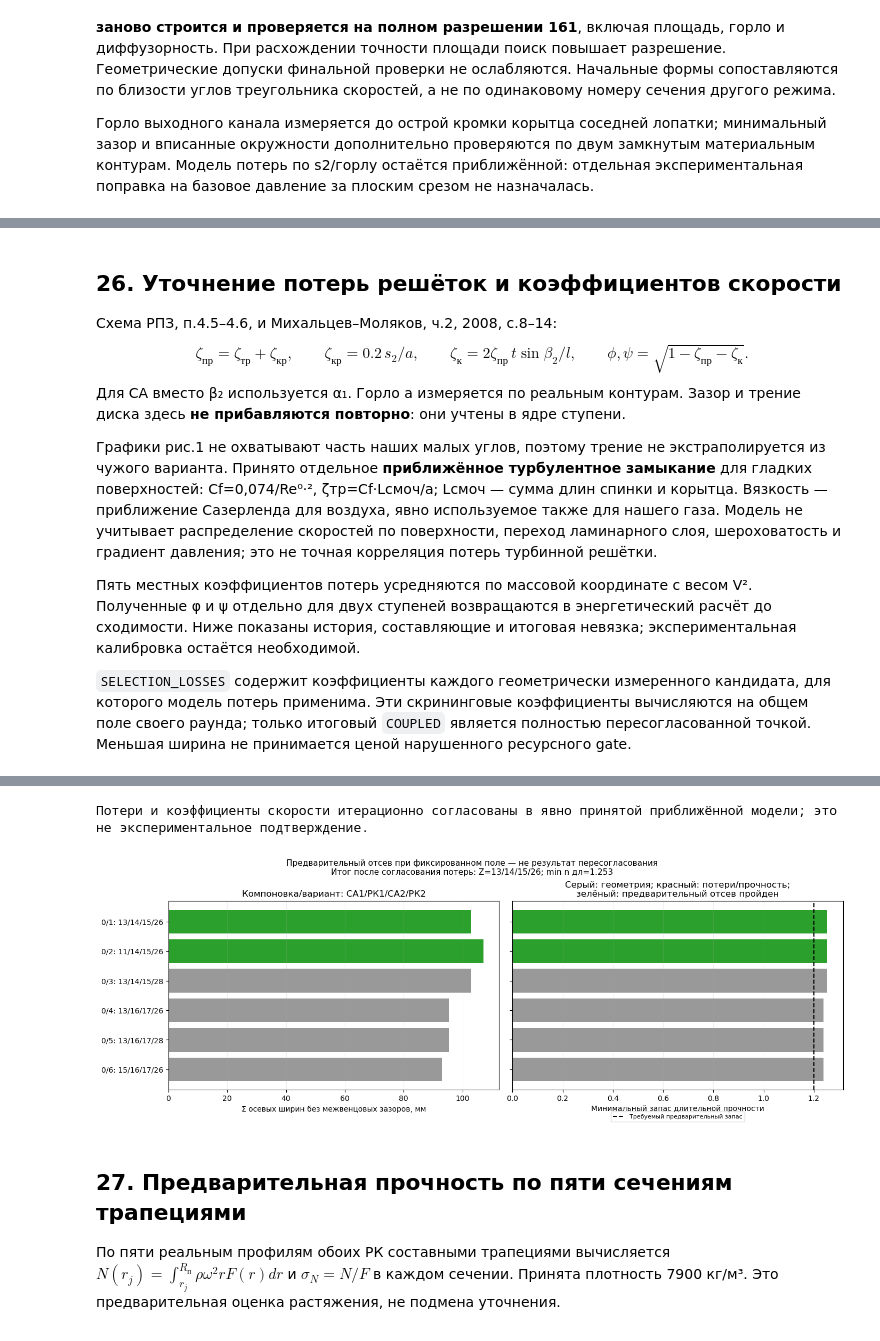
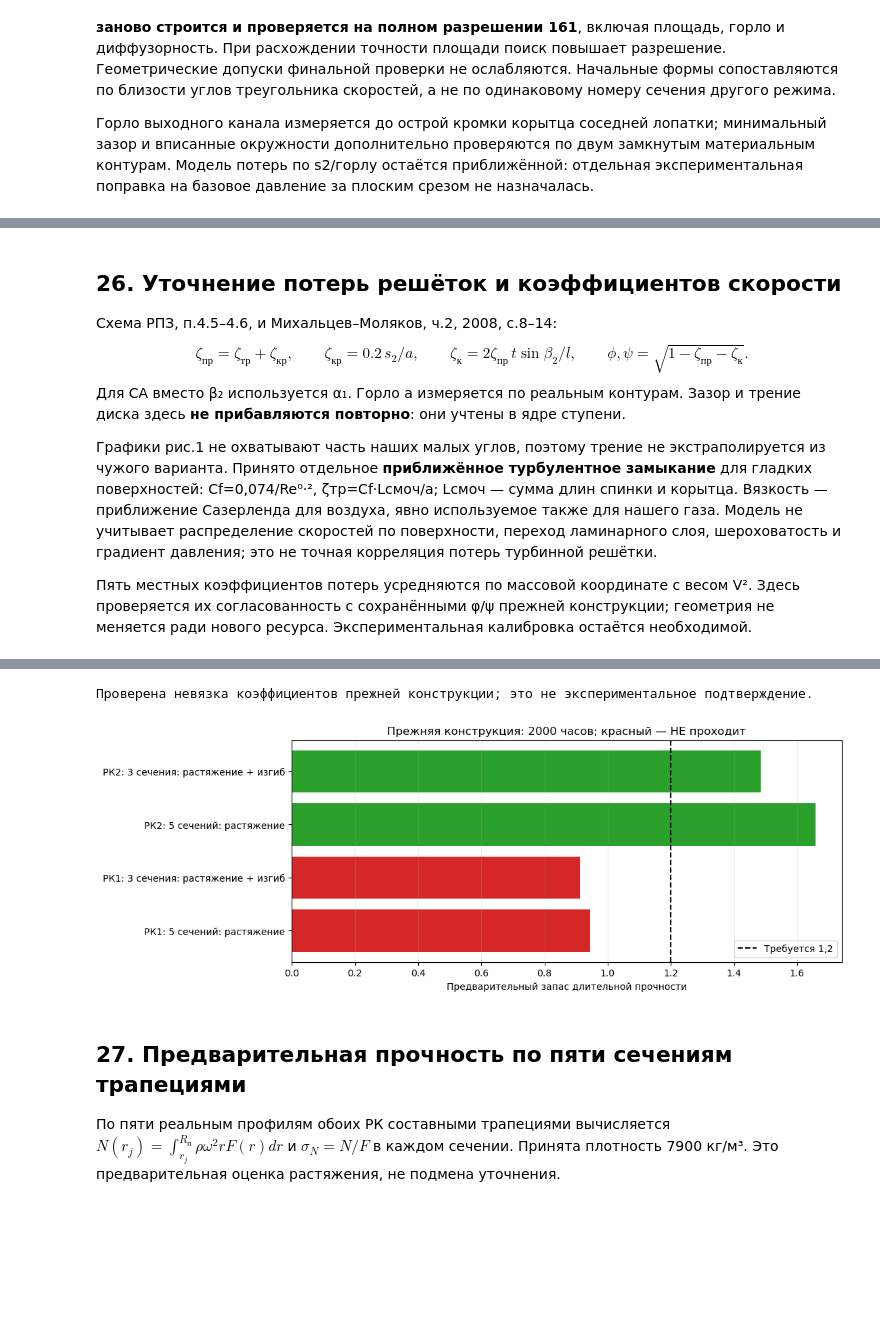
Before and after one commit to mikiway902/Turbinis-Curs, a Jupyter notebook: 1-Turbinis-Curs-Last/TVD_1CBK_2st_v8.ipynb, the cells around one changed output, grey strips where cells are left out. Cells and saved outputs as stored; diff of their text form; code cells hidden in the pictures; blank space fills up the shorter version.

```diff
--- a/1-Turbinis-Curs-Last/TVD_1CBK_2st_v8.ipynb
+++ b/1-Turbinis-Curs-Last/TVD_1CBK_2st_v8.ipynb
@@ -2662,7 +2663,7 @@ def candidate_strength(result, profiles, radials, cfg, requirements):
     return finish()
 
 
-# Проектное требование пользователя: 300 ч, Тг*=1250 K, без охлаждения.
+# Проектное требование пользователя: 2000 ч, Тг*=1250 K, без охлаждения.
 # INCO, Alloy IN-738, bulletin 497 (1981; Nickel Institute reprint 2020),
 # p.3: плотность/термообработка; p.8 Table IX: IN-738C, 100 и 1000 ч.
 # Первичный бюллетень: https://nickelinstitute.org/en/resources/technical-guides/in-738-alloy-preliminary-data-497
@@ -2676,7 +2677,7 @@ IN738C_RUPTURE_DATA['T_K']=(IN738C_RUPTURE_DATA.T_F-32)*5/9+273.15
 IN738C_RUPTURE_DATA['sigma_MPa']=IN738C_RUPTURE_DATA.stress_psi*.006894757293168
 IN738C_RUPTURE_DATA['P_1000']=IN738C_RUPTURE_DATA.T_K*(20+np.log10(IN738C_RUPTURE_DATA.life_h))/1000
 IN738C_LM_POINTS=IN738C_RUPTURE_DATA.sort_values('P_1000')[['P_1000','sigma_MPa']].to_numpy()
-STRENGTH_REQUIREMENTS=dict(material='IN-738C, вакуумное литьё',life_hours=300.,C_LM=20.,
+STRENGTH_REQUIREMENTS=dict(material='IN-738C, вакуумное литьё',life_hours=2000.,C_LM=20.,
     curve_points=IN738C_LM_POINTS,required_margin=1.2,density_kg_m3=8110.,
     curve_source='INCO bulletin 497, p.8 Table IX, IN-738C (не LC): 100/1000 h; logσ(P), C=20 — принятое LM-замыкание',
     source_url='https://www.scribd.com/document/664099561/ni-inco-497-alloy738',
@@ -4744,9 +4674,7 @@ $$\zeta_\mathrm{пр}=\zeta_\mathrm{тр}+\zeta_\mathrm{кр},\qquad
 
 Графики рис.1 не охватывают часть наших малых углов, поэтому трение не экстраполируется из чужого варианта. Принято отдельное **приближённое турбулентное замыкание** для гладких поверхностей: Cf=0,074/Re⁰·², ζтр=Cf·Lсмоч/a; Lсмоч — сумма длин спинки и корытца. Вязкость — приближение Сазерленда для воздуха, явно используемое также для нашего газа. Модель не учитывает распределение скоростей по поверхности, переход ламинарного слоя, шероховатость и градиент давления; это не точная корреляция потерь турбинной решётки.
 
-Пять местных коэффициентов потерь усредняются по массовой координате с весом V². Полученные φ и ψ отдельно для двух ступеней возвращаются в энергетический расчёт до сходимости. Ниже показаны история, составляющие и итоговая невязка; экспериментальная калибровка остаётся необходимой.
-
-`SELECTION_LOSSES` содержит коэффициенты каждого геометрически измеренного кандидата, для которого модель потерь применима. Эти скрининговые коэффициенты вычисляются на общем поле своего раунда; только итоговый `COUPLED` является полностью пересогласованной точкой. Меньшая ширина не принимается ценой нарушенного ресурсного gate.
+Пять местных коэффициентов потерь усредняются по массовой координате с весом V². Здесь проверяется их согласованность с сохранёнными φ/ψ прежней конструкции; геометрия не меняется ради нового ресурса. Экспериментальная калибровка остаётся необходимой.
 # %%
 display(COUPLED['history'].round(7))
 loss_sections_df,loss_rows_df=cascade_loss_review(P0,RADIAL_RESULTS,CHANNEL,PROFILES)
@@ -4754,29 +4682,15 @@ display(loss_rows_df.round(7))
 display(loss_sections_df.round(7))
 assert loss_rows_df['Невязка коэффициента'].abs().max()<=LOSS_MODEL['coefficient_tolerance']
 assert profile_review_df['Принят по геометрии'].all()
-print('Потери и коэффициенты скорости итерационно согласованы в явно принятой приближённой модели; это не экспериментальное подтверждение.')
-# Сводка компактности: красный не означает «число лопаток невозможно»,
-# а указывает, что построенный кандидат не прошёл указанный gate.
-plot_selection=SELECTION_REPORT.copy()
-labels=[f"{row['Компоновка']}/{row['Вариант']}: {row['СА1']}/{row['РК1']}/{row['СА2']}/{row['РК2']}" for _,row in plot_selection.iterrows()]
-colours=['tab:green' if row['Все gates'] else '0.6' if not row['Геометрия'] else 'tab:red' for _,row in plot_selection.iterrows()]
-fig,axs=plt.subplots(1,2,figsize=(14,max(5,.32*len(labels))),layout='constrained',sharey=True)
-y=np.arange(len(labels))
-axs[0].barh(y,plot_selection['Σ ширин венцов, мм'],color=colours)
-axs[0].set(yticks=y,yticklabels=labels,xlabel='Σ осевых ширин без межвенцовых зазоров, мм',title='Компоновка/вариант: СА1/РК1/СА2/РК2')
-axs[0].invert_yaxis()
-margins=plot_selection['min n дл'].to_numpy(dtype=float)
-finite=np.isfinite(margins)
-axs[1].barh(y[finite],margins[finite],color=np.asarray(colours)[finite])
-for index in np.flatnonzero(~finite):
-    axs[1].text(0.,index,'∞' if np.isposinf(margins[index]) else 'н/д',va='center',fontsize=8)
-axs[1].axvline(STRENGTH_REQUIREMENTS['required_margin'],color='black',ls='--',label='Требуемый предварительный запас')
-axs[1].set(xlabel='Минимальный запас длительной прочности',title='Серый: геометрия; красный: потери/прочность;\nзелёный: предварительный отсев пройден')
-axs[1].legend(fontsize=8,loc='upper center',bbox_to_anchor=(.5,-.10))
-selected_label='/'.join(str(COUPLED['selected_counts'][name]) for name in ('СА1','РК1','СА2','РК2'))
-fig.suptitle('Предварительный отсев при фиксированном поле — не результат пересогласования\n'
-             f"Итог после согласования потерь: Z={selected_label}; min n дл={COUPLED['strength']['min_margin']:.3f}",fontsize=11)
-for ax in axs:ax.grid(axis='x',alpha=.2)
+print('Проверена невязка коэффициентов прежней конструкции; это не экспериментальное подтверждение.')
+root_strength=COUPLED['strength']['table'].loc[lambda d:d.section==0]
+labels=[f"РК{row.rotor}: {strength_method_labels[row.method]}" for row in root_strength.itertuples()]
+margins=root_strength['margin'].to_numpy(dtype=float)
+fig,ax=plt.subplots(figsize=(11,4),layout='constrained')
+ax.barh(labels,margins,color=['tab:green' if m>=STRENGTH_REQUIREMENTS['required_margin'] else 'tab:red' for m in margins])
+ax.axvline(STRENGTH_REQUIREMENTS['required_margin'],color='black',ls='--',label='Требуется 1,2')
+ax.set(xlabel='Предварительный запас длительной прочности',title='Прежняя конструкция: 2000 часов; красный — НЕ проходит')
+ax.legend();ax.grid(axis='x',alpha=.2)
 plt.show()
 # %% [output]
 |  | Итерация | G, кг/с | φ1 | φ2 | ψ1 | ψ2 | max |Δкоэф| | Принятые сечения | min n дл | ... |
@@ -4812,5 +4726,5 @@ plt.show()
-Потери и коэффициенты скорости итерационно согласованы в явно принятой приближённой модели; это не экспериментальное подтверждение.
+Проверена невязка коэффициентов прежней конструкции; это не экспериментальное подтверждение.
-[figure, old version]
+[figure, new version]
 # %% [markdown]
 ## 27. Предварительная прочность по пяти сечениям трапециями
 
```
Also changed, not shown: parts of 30 cells of this notebook, 3 other files.
